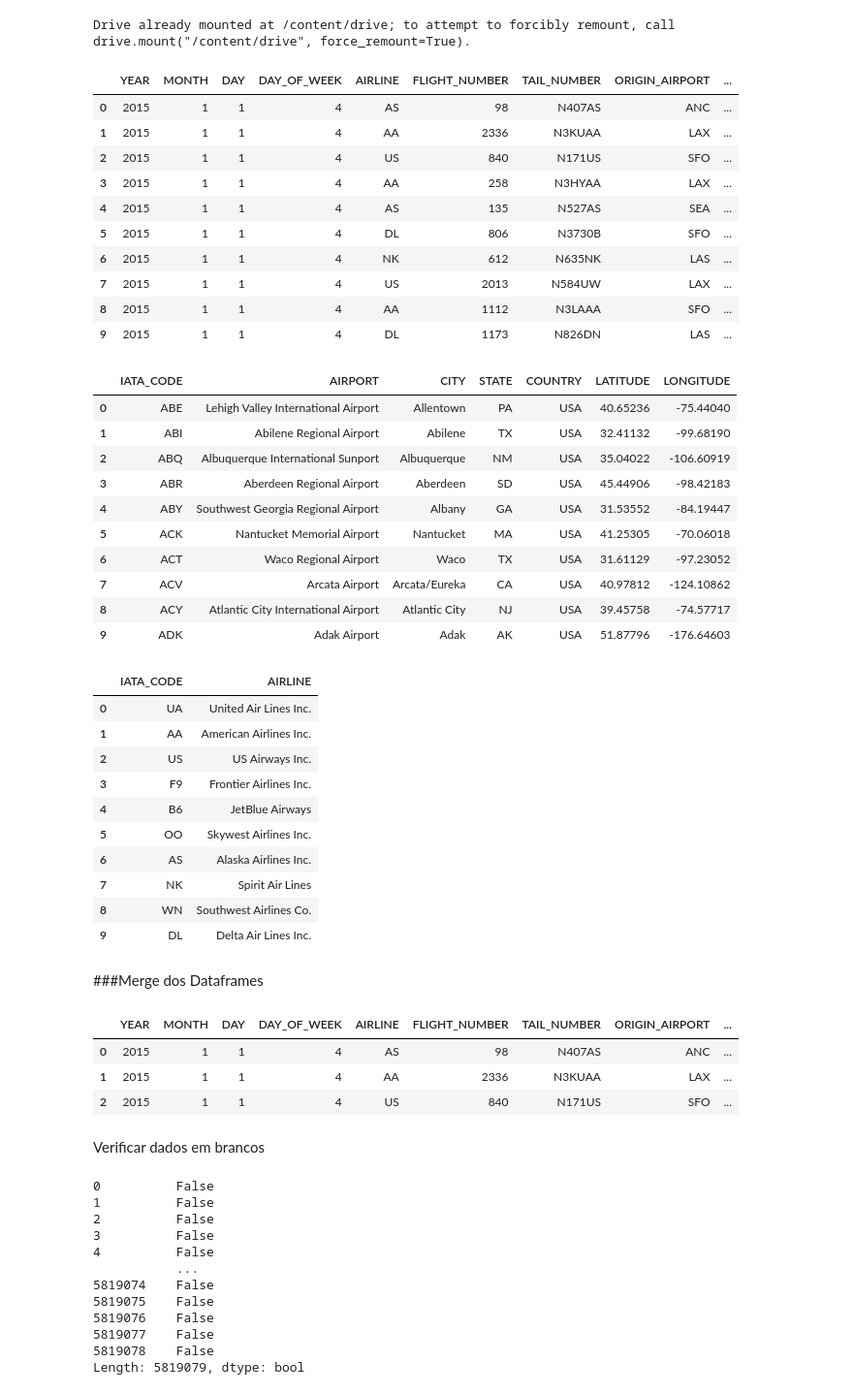
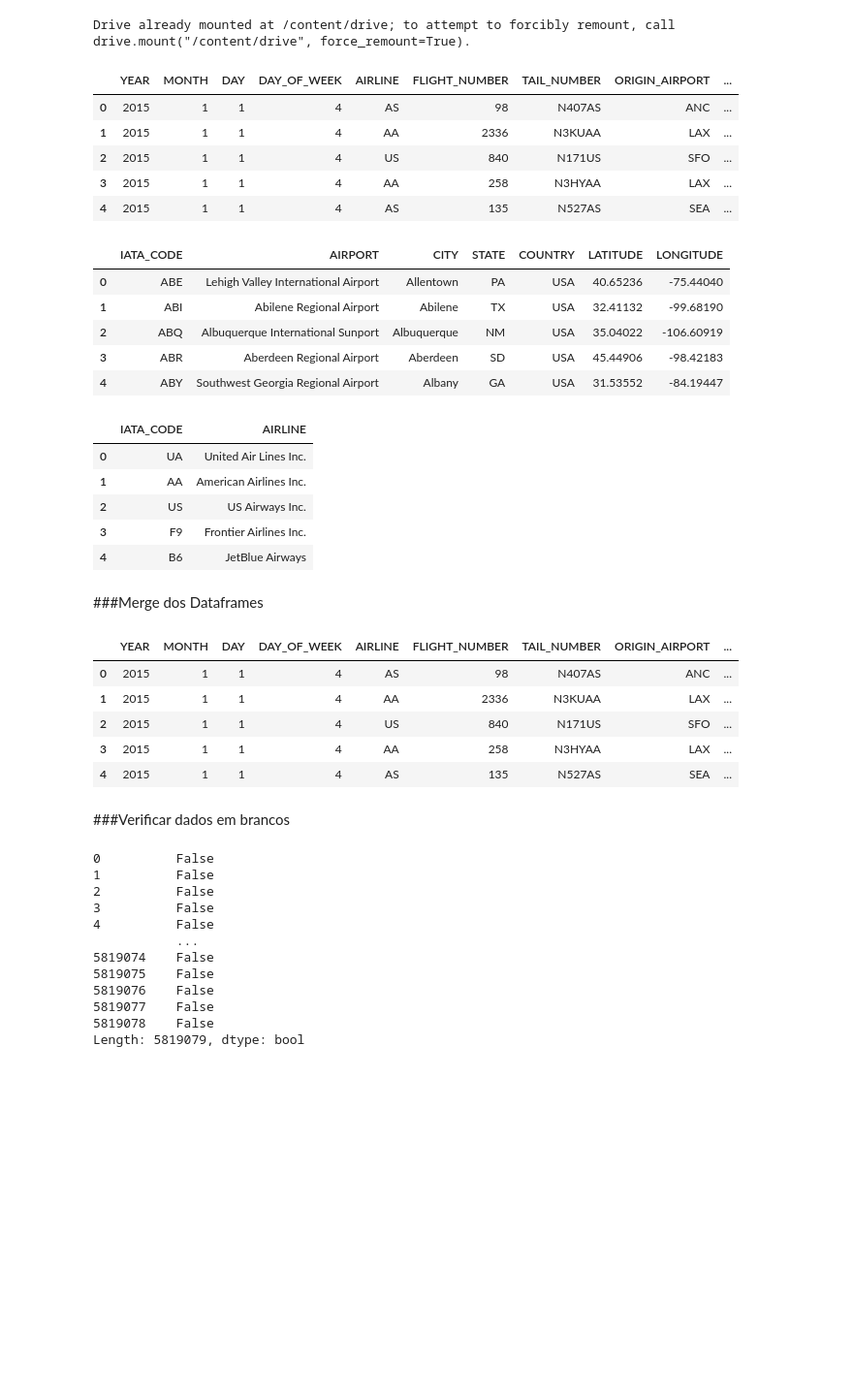
Before and after one commit to fernanda993/Voos_Cancelados, a Jupyter notebook: Analise_Voo.ipynb, the cells around one changed output. Shown: that part at 97% size. Saved outputs shown, nothing was run; the diff lists cells and outputs as text; code cells hidden in the pictures; blank space fills up the shorter version.

```diff
--- a/Analise_Voo.ipynb
+++ b/Analise_Voo.ipynb
@@ -21,21 +17,16 @@ companhias_aerias = pd.read_csv('/content/drive/My Drive/arquivo/airlines.csv')
 aeroport = pd.read_csv('/content/drive/My Drive/arquivo/airports.csv')
 voo = pd.read_csv('/content/drive/My Drive/arquivo/flights.csv')
 # %%
-voo.head(10)
+voo.head()
 # %% [output]
 |  | YEAR | MONTH | DAY | DAY_OF_WEEK | AIRLINE | FLIGHT_NUMBER | TAIL_NUMBER | ORIGIN_AIRPORT | ... |
 | 0 | 2015 | 1 | 1 | 4 | AS | 98 | N407AS | ANC | ... |
 | 1 | 2015 | 1 | 1 | 4 | AA | 2336 | N3KUAA | LAX | ... |
 | 2 | 2015 | 1 | 1 | 4 | US | 840 | N171US | SFO | ... |
 | 3 | 2015 | 1 | 1 | 4 | AA | 258 | N3HYAA | LAX | ... |
 | 4 | 2015 | 1 | 1 | 4 | AS | 135 | N527AS | SEA | ... |
-| 5 | 2015 | 1 | 1 | 4 | DL | 806 | N3730B | SFO | ... |
-| 6 | 2015 | 1 | 1 | 4 | NK | 612 | N635NK | LAS | ... |
-| 7 | 2015 | 1 | 1 | 4 | US | 2013 | N584UW | LAX | ... |
-| 8 | 2015 | 1 | 1 | 4 | AA | 1112 | N3LAAA | SFO | ... |
-| 9 | 2015 | 1 | 1 | 4 | DL | 1173 | N826DN | LAS | ... |
 # %%
-aeroport.head(10)
+aeroport.head()
 # %% [output]
 |  | IATA_CODE | AIRPORT | CITY | STATE | COUNTRY | LATITUDE | LONGITUDE |
 | 0 | ABE | Lehigh Valley International Airport | Allentown | PA | USA | 40.65236 | -75.44040 |
@@ -43,13 +34,8 @@ aeroport.head(10)
 | 2 | ABQ | Albuquerque International Sunport | Albuquerque | NM | USA | 35.04022 | -106.60919 |
 | 3 | ABR | Aberdeen Regional Airport | Aberdeen | SD | USA | 45.44906 | -98.42183 |
 | 4 | ABY | Southwest Georgia Regional Airport | Albany | GA | USA | 31.53552 | -84.19447 |
-| 5 | ACK | Nantucket Memorial Airport | Nantucket | MA | USA | 41.25305 | -70.06018 |
-| 6 | ACT | Waco Regional Airport | Waco | TX | USA | 31.61129 | -97.23052 |
-| 7 | ACV | Arcata Airport | Arcata/Eureka | CA | USA | 40.97812 | -124.10862 |
-| 8 | ACY | Atlantic City International Airport | Atlantic City | NJ | USA | 39.45758 | -74.57717 |
-| 9 | ADK | Adak Airport | Adak | AK | USA | 51.87796 | -176.64603 |
 # %%
-companhias_aerias.head(10)
+companhias_aerias.head()
 # %% [output]
 |  | IATA_CODE | AIRLINE |
 | 0 | UA | United Air Lines Inc. |
@@ -57,24 +43,20 @@ companhias_aerias.head(10)
 | 2 | US | US Airways Inc. |
 | 3 | F9 | Frontier Airlines Inc. |
 | 4 | B6 | JetBlue Airways |
-| 5 | OO | Skywest Airlines Inc. |
-| 6 | AS | Alaska Airlines Inc. |
-| 7 | NK | Spirit Air Lines |
-| 8 | WN | Southwest Airlines Co. |
-| 9 | DL | Delta Air Lines Inc. |
 # %% [markdown]
 ###Merge dos Dataframes
 # %%
 resultado = pd.merge(voo,aeroport, left_on= 'ORIGIN_AIRPORT',right_on='IATA_CODE',how='left')
+resultado.head()
+# %% [output]
+|  | YEAR | MONTH | DAY | DAY_OF_WEEK | AIRLINE | FLIGHT_NUMBER | TAIL_NUMBER | ORIGIN_AIRPORT | ... |
+| 0 | 2015 | 1 | 1 | 4 | AS | 98 | N407AS | ANC | ... |
+| 1 | 2015 | 1 | 1 | 4 | AA | 2336 | N3KUAA | LAX | ... |
+| 2 | 2015 | 1 | 1 | 4 | US | 840 | N171US | SFO | ... |
+| 3 | 2015 | 1 | 1 | 4 | AA | 258 | N3HYAA | LAX | ... |
+| 4 | 2015 | 1 | 1 | 4 | AS | 135 | N527AS | SEA | ... |
-# %%
-resultado.head(3)
-# %% [output]
-|  | YEAR | MONTH | DAY | DAY_OF_WEEK | AIRLINE | FLIGHT_NUMBER | TAIL_NUMBER | ORIGIN_AIRPORT | ... |
-| 0 | 2015 | 1 | 1 | 4 | AS | 98 | N407AS | ANC | ... |
-| 1 | 2015 | 1 | 1 | 4 | AA | 2336 | N3KUAA | LAX | ... |
-| 2 | 2015 | 1 | 1 | 4 | US | 840 | N171US | SFO | ... |
 # %% [markdown]
-Verificar dados em brancos
+###Verificar dados em brancos
 # %%
 resultado.duplicated()
 # %% [output]
```
Also changed, not shown: parts of 27 cells of this notebook.
